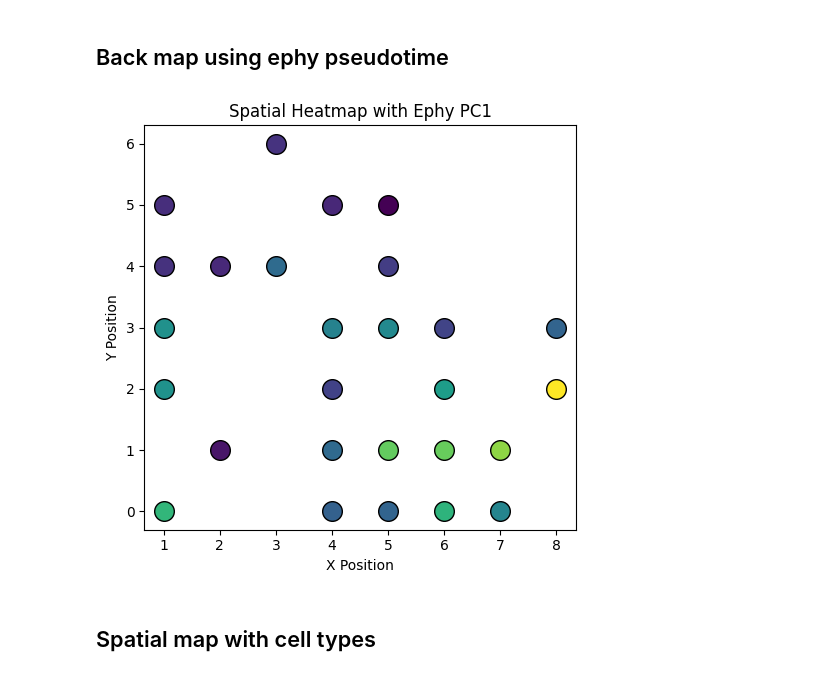
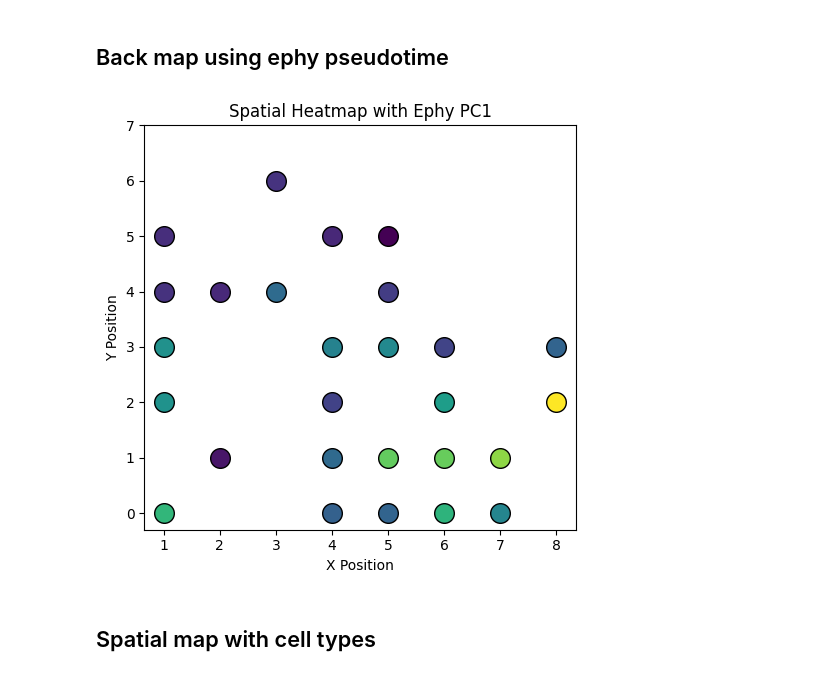
Before and after one commit to LiuLab-Bioelectronics-Harvard/Graphene_seq, a Jupyter notebook: notebooks/Figure5.ipynb, the cells around one changed output. Cells and saved outputs as stored; diff of their text form; code cells hidden in the pictures.

```diff
--- a/notebooks/Figure5.ipynb
+++ b/notebooks/Figure5.ipynb
@@ -120,36 +120,35 @@ channel_to_grid = {
     'ch40': (4, 5), 'ch41': (5, 5), 'ch42': (6, 5), 'ch43': (7, 5),
     'ch44': (4, 4), 'ch45': (5, 4), 'ch46': (6, 4), 'ch47': (7, 4),
     'ch48': (4, 3), 'ch49': (5, 3), 'ch50': (6, 3), 'ch51': (7, 3),
     'ch52': (4, 2), 'ch53': (5, 2), 'ch54': (6, 2), 'ch55': (7, 2),
     'ch56': (4, 1), 'ch57': (5, 1), 'ch58': (6, 1), 'ch59': (7, 1),
     'ch60': (4, 0), 'ch61': (7, 0), 'ch62': (6, 0), 'ch63': (5, 0)
 }
 
 
 fig, ax = plt.subplots(figsize=(5, 5))
 
 for i, channel in enumerate(channels):
     if channel in channel_to_grid:
         grid_pos = channel_to_grid[channel]
         niche = joint_niche[i]
         normalized_value = norm(ephy_pca1.iloc[i])
         color = cmap(normalized_value)
         ax.scatter(grid_pos[1], grid_pos[0], color=color, s=200, edgecolor='black', zorder=2)
 
 plt.tight_layout()
 
 ax.set_xticks(range(8))
-#ax.set_yticks(range(8))
+ax.set_yticks(range(8))
 ax.set_xticklabels(range(1, 9))
-#ax.set_yticklabels(range(1, 9))
 ax.set_xlabel('X Position')
 ax.set_ylabel('Y Position')
 ax.set_title('Spatial Heatmap with Ephy PC1')
 
 plt.tight_layout()
 plt.show()
 # %% [output]
-[figure, old version]
+[figure, new version]
 # %% [markdown]
 ## Spatial map with cell types
 # %%
```
Also changed, not shown: parts of 3 cells of this notebook, 19 other files.
